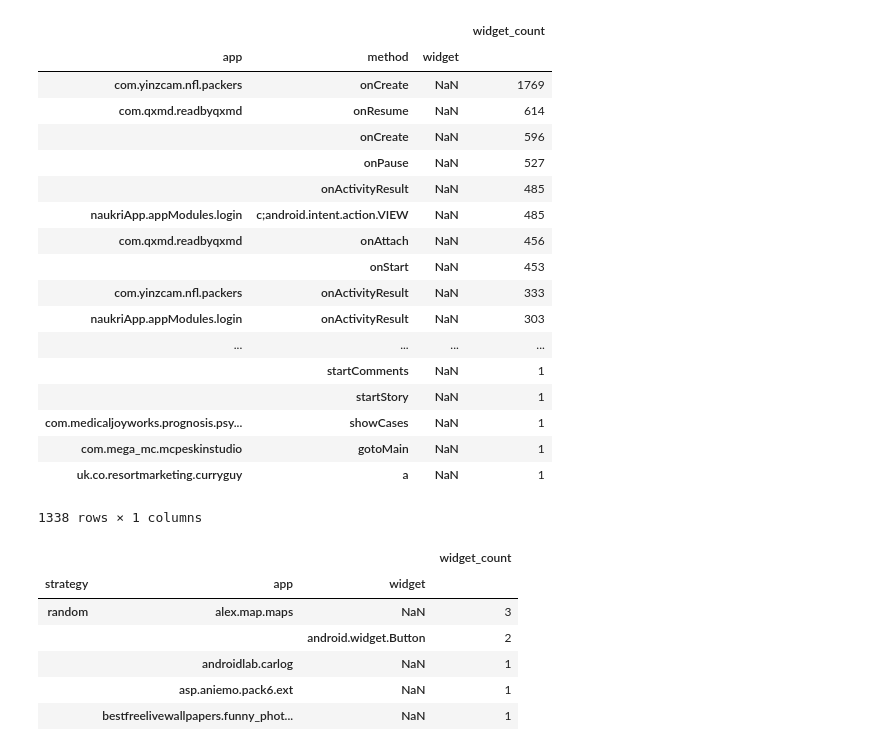
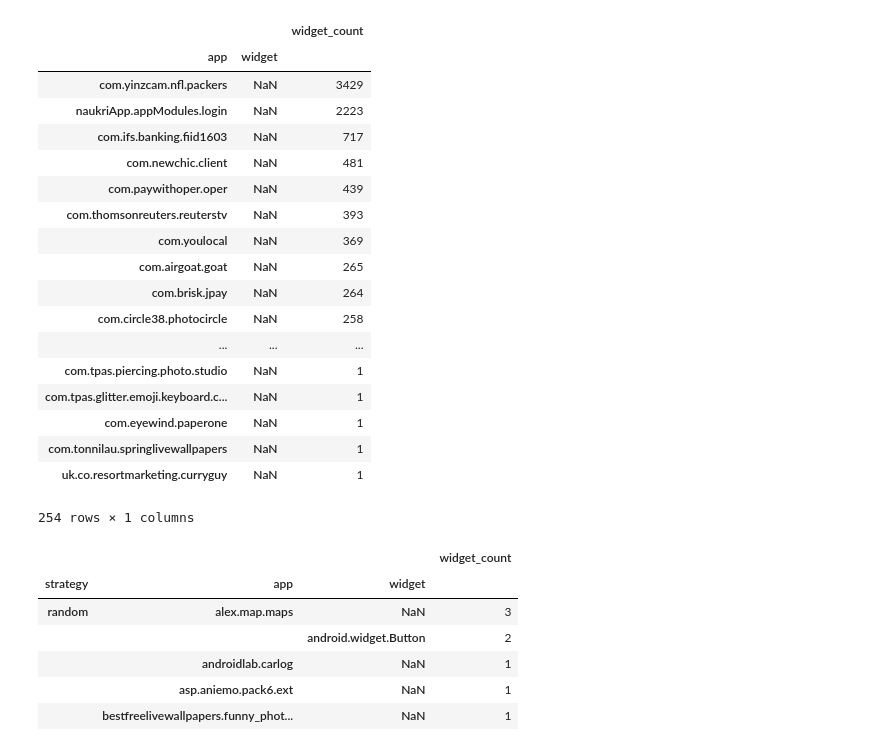
Before and after one commit to sangamk/IncubatorDataAnalyser, a Jupyter notebook: notebooks/WidgetGraph.ipynb, the cells around one changed output. Cells and saved outputs as stored; diff of their text form; code cells hidden in the pictures.

```diff
--- a/notebooks/WidgetGraph.ipynb
+++ b/notebooks/WidgetGraph.ipynb
@@ -38,28 +42,28 @@ test_graph_df.head()
 # stat_graph_df.head()
 # %%
 lol = stat_trans_act_graph_df[["app", "method", "widget"]]
-lol[~lol.widget.notnull()].groupby(["app", "method"]).widget.value_counts(dropna=False).to_frame(
+lol[~lol.widget.notnull()].groupby(["app"]).widget.value_counts(dropna=False).to_frame(
     name="widget_count").sort_values(by=["widget_count"], ascending=False)
 # %% [output]
-|  |  |  | widget_count |
-| app | method | widget |  |
-| com.yinzcam.nfl.packers | onCreate | NaN | 1769 |
-| com.qxmd.readbyqxmd | onResume | NaN | 614 |
-|  | onCreate | NaN | 596 |
-|  | onPause | NaN | 527 |
-|  | onActivityResult | NaN | 485 |
-| naukriApp.appModules.login | c;android.intent.action.VIEW | NaN | 485 |
-| com.qxmd.readbyqxmd | onAttach | NaN | 456 |
-|  | onStart | NaN | 453 |
-| com.yinzcam.nfl.packers | onActivityResult | NaN | 333 |
-| naukriApp.appModules.login | onActivityResult | NaN | 303 |
-| ... | ... | ... | ... |
-|  | startComments | NaN | 1 |
-|  | startStory | NaN | 1 |
-| com.medicaljoyworks.prognosis.psy... | showCases | NaN | 1 |
-| com.mega_mc.mcpeskinstudio | gotoMain | NaN | 1 |
-| uk.co.resortmarketing.curryguy | a | NaN | 1 |
+|  |  | widget_count |
+| app | widget |  |
+| com.yinzcam.nfl.packers | NaN | 3429 |
+| naukriApp.appModules.login | NaN | 2223 |
+| com.ifs.banking.fiid1603 | NaN | 717 |
+| com.newchic.client | NaN | 481 |
+| com.paywithoper.oper | NaN | 439 |
+| com.thomsonreuters.reuterstv | NaN | 393 |
+| com.youlocal | NaN | 369 |
+| com.airgoat.goat | NaN | 265 |
+| com.brisk.jpay | NaN | 264 |
+| com.circle38.photocircle | NaN | 258 |
+| ... | ... | ... |
+| com.tpas.piercing.photo.studio | NaN | 1 |
+| com.tpas.glitter.emoji.keyboard.c... | NaN | 1 |
+| com.eyewind.paperone | NaN | 1 |
+| com.tonnilau.springlivewallpapers | NaN | 1 |
+| uk.co.resortmarketing.curryguy | NaN | 1 |
-1338 rows × 1 columns
+254 rows × 1 columns
 # %%
 # stat_trans_graph_df.head()
 # %%
```
Also changed, not shown: parts of 9 cells of this notebook, 4 other files.
